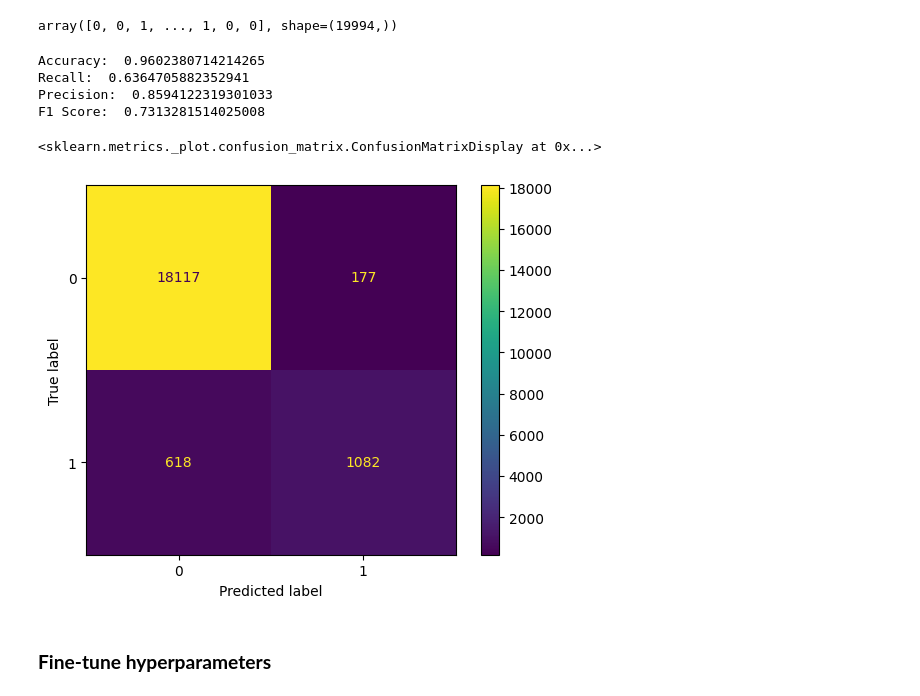
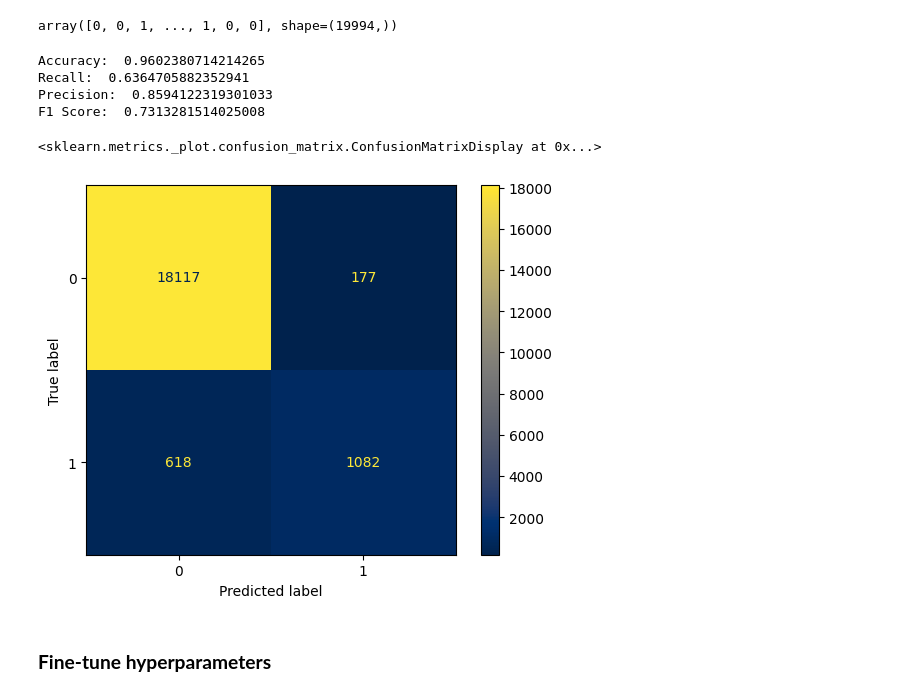
Before and after one commit to fisherman611/diabetes-classification, a Jupyter notebook: models/logistic_regression.ipynb, the cells around one changed output. Saved outputs shown, nothing was run; the diff lists cells and outputs as text; code cells hidden in the pictures.

```diff
--- a/models/logistic_regression.ipynb
+++ b/models/logistic_regression.ipynb
@@ -42,16 +44,16 @@ array([0, 0, 1, ..., 1, 0, 0], shape=(19994,))
 # %%
 print("Accuracy: ", accuracy_score(y_test, y_pred))
 print("Recall: ", recall_score(y_test, y_pred))
 print("Precision: ", precision_score(y_test, y_pred))
 print("F1 Score: ", f1_score(y_test, y_pred))
-ConfusionMatrixDisplay(confusion_matrix(y_test, y_pred)).plot()
+ConfusionMatrixDisplay(confusion_matrix(y_test, y_pred)).plot(cmap=plt.cm.cividis)
 # %% [output]
 Accuracy:  0.9602380714214265
 Recall:  0.6364705882352941
 Precision:  0.8594122319301033
 F1 Score:  0.7313281514025008
 <sklearn.metrics._plot.confusion_matrix.ConfusionMatrixDisplay at 0x...>
-[figure, old version]
+[figure, new version]
 # %% [markdown]
 ### **Fine-tune hyperparameters**
 # %%
```
Also changed, not shown: parts of 2 cells of this notebook.
